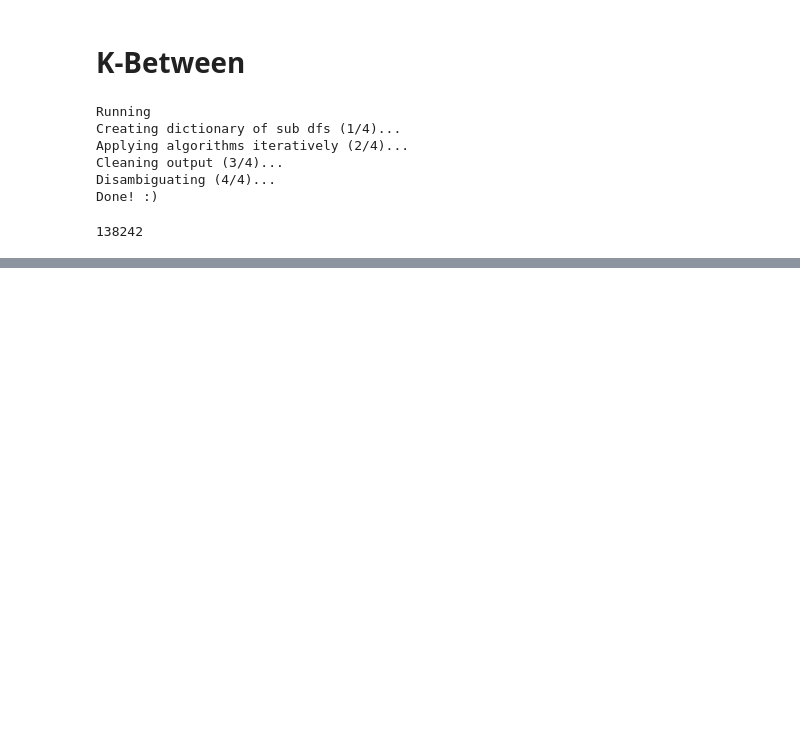
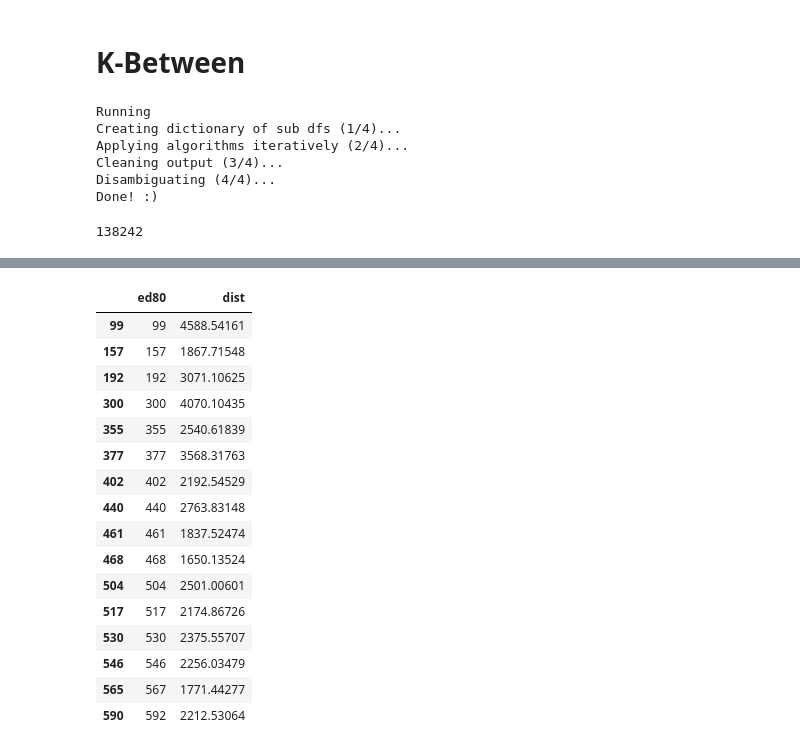
Before and after one commit to CenterForSpatialResearch/hnyc-spatial-linkage, a Jupyter notebook: disambiguation_1880/linkage_eda_v2.ipynb, the cells around one changed output, grey strips where cells are left out. Drawn from its saved outputs; the diff is of its cells as text; code cells hidden in the pictures; blank space fills up the shorter version.

```diff
--- a/disambiguation_1880/linkage_eda_v2.ipynb
+++ b/disambiguation_1880/linkage_eda_v2.ipynb
@@ -193,0 +208,20 @@ Name: dist, dtype: float64
+# %%
+ed_merged.loc[ed_merged.dist > 1500, ['ed80', 'dist']]
+# %% [output]
+|  | ed80 | dist |
+| 99 | 99 | 4588.54161 |
+| 157 | 157 | 1867.71548 |
+| 192 | 192 | 3071.10625 |
+| 300 | 300 | 4070.10435 |
+| 355 | 355 | 2540.61839 |
+| 377 | 377 | 3568.31763 |
+| 402 | 402 | 2192.54529 |
+| 440 | 440 | 2763.83148 |
+| 461 | 461 | 1837.52474 |
+| 468 | 468 | 1650.13524 |
+| 504 | 504 | 2501.00601 |
+| 517 | 517 | 2174.86726 |
+| 530 | 530 | 2375.55707 |
+| 546 | 546 | 2256.03479 |
+| 565 | 567 | 1771.44277 |
+| 590 | 592 | 2212.53064 |
```
Also changed, not shown: parts of 22 cells of this notebook, 6 other files.
